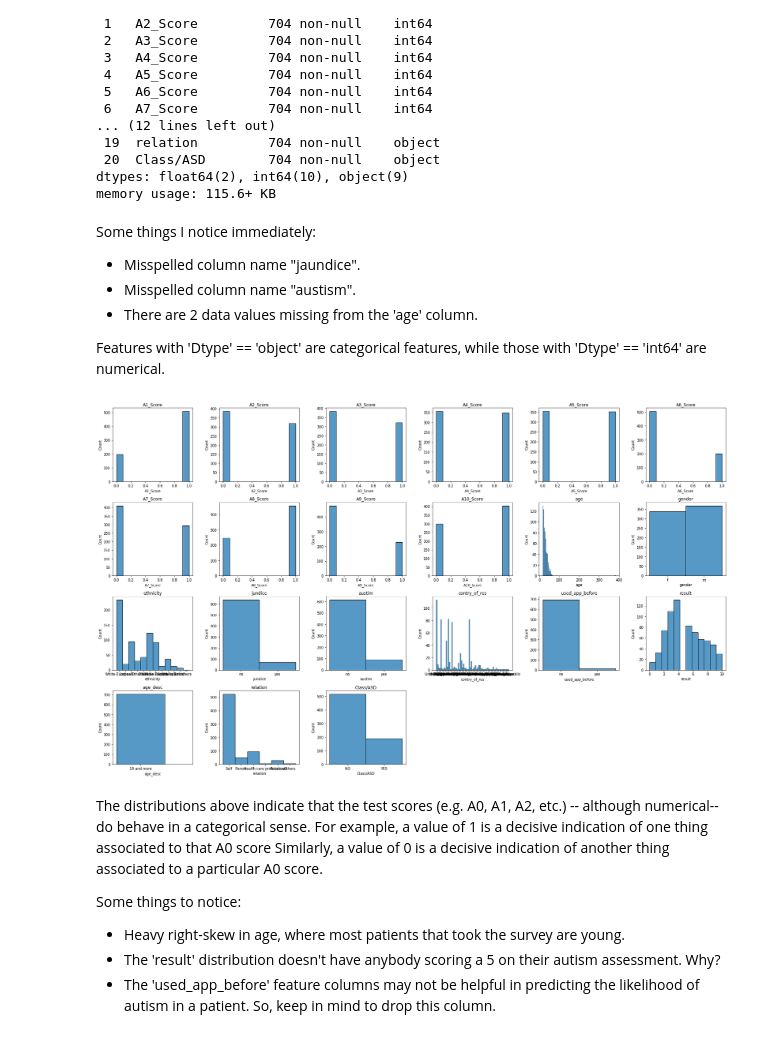
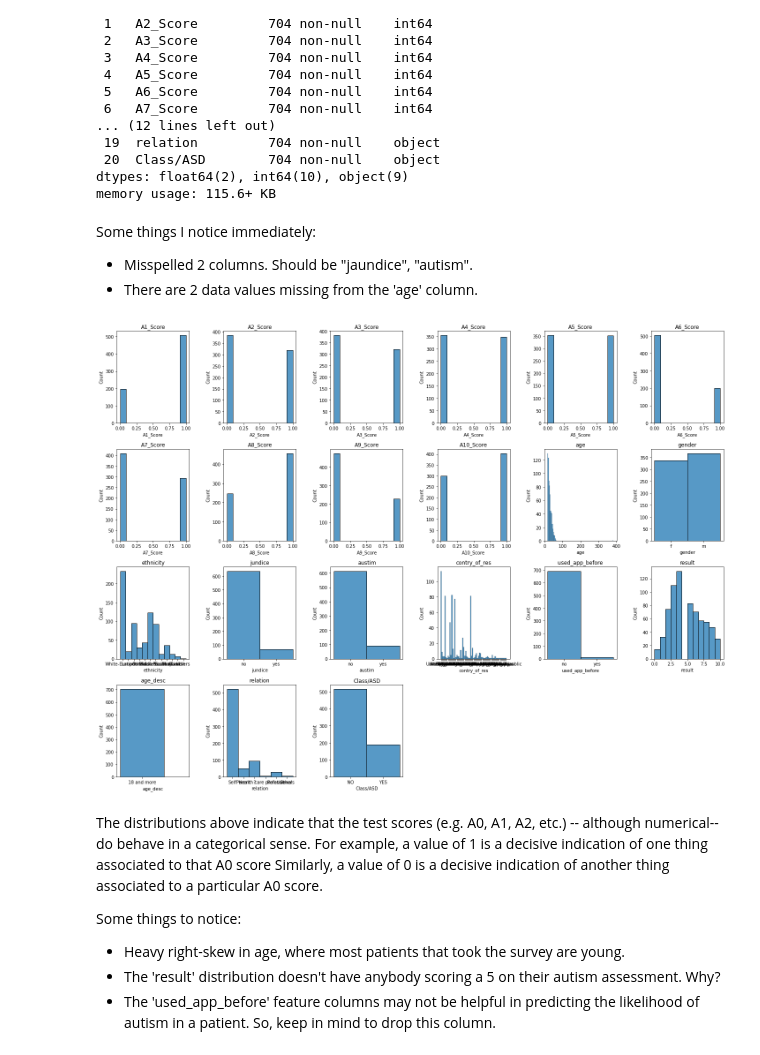
Before and after one commit to AllergictoCrustaceans/ML, a Jupyter notebook: binary_classification_autism_likelihood.ipynb, the cells around one changed output. Cells and saved outputs as stored; diff of their text form; code cells hidden in the pictures.

```diff
--- a/binary_classification_autism_likelihood.ipynb
+++ b/binary_classification_autism_likelihood.ipynb
@@ -97,23 +105,20 @@ dtypes: float64(2), int64(10), object(9)
 memory usage: 115.6+ KB
 # %% [markdown]
 Some things I notice immediately:
-- Misspelled column name "jaundice".
-- Misspelled column name "austism".
+- Misspelled 2 columns. Should be "jaundice", "autism".
 - There are 2 data values missing from the 'age' column.
-
-Features with 'Dtype' == 'object' are categorical features, while those with 'Dtype' == 'int64' are numerical.
 # %%
-plt.figure(figsize=(25, 15))
+plt.figure(figsize=(20, 15))
 
 for i, column in enumerate(ds_raw.columns):
     plt.subplot(4, 6, i+1)
     sns.histplot(data=ds_raw[column])
     plt.title(column)
 
 plt.tight_layout()
 plt.show()
 # %% [output]
-[figure, old version]
+[figure, new version]
 # %% [markdown]
 The distributions above indicate that the test scores (e.g. A0, A1, A2, etc.) -- although numerical-- do behave in a categorical sense. For example, a value of 1 is a decisive indication of one thing associated to that A0 score Similarly, a value of 0 is a decisive indication of another thing associated to a particular A0 score.
 
```
Also changed, not shown: parts of 75 cells of this notebook.
